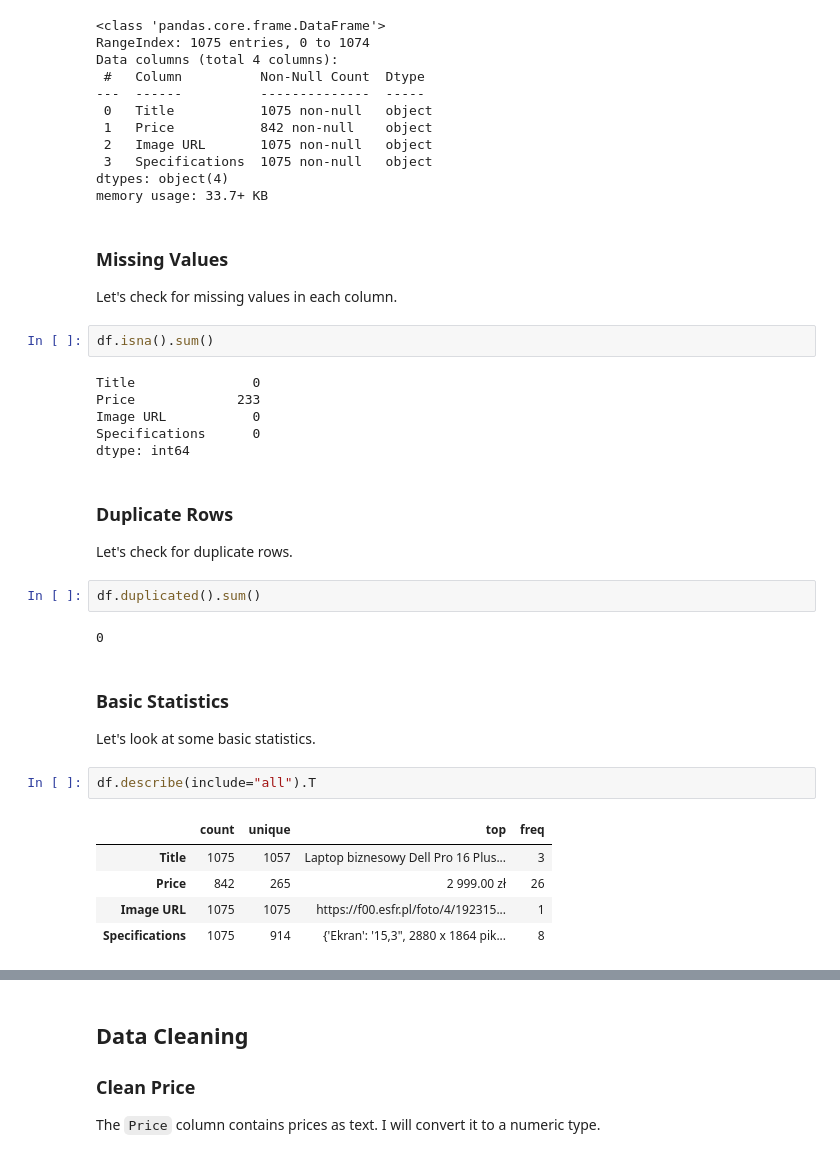
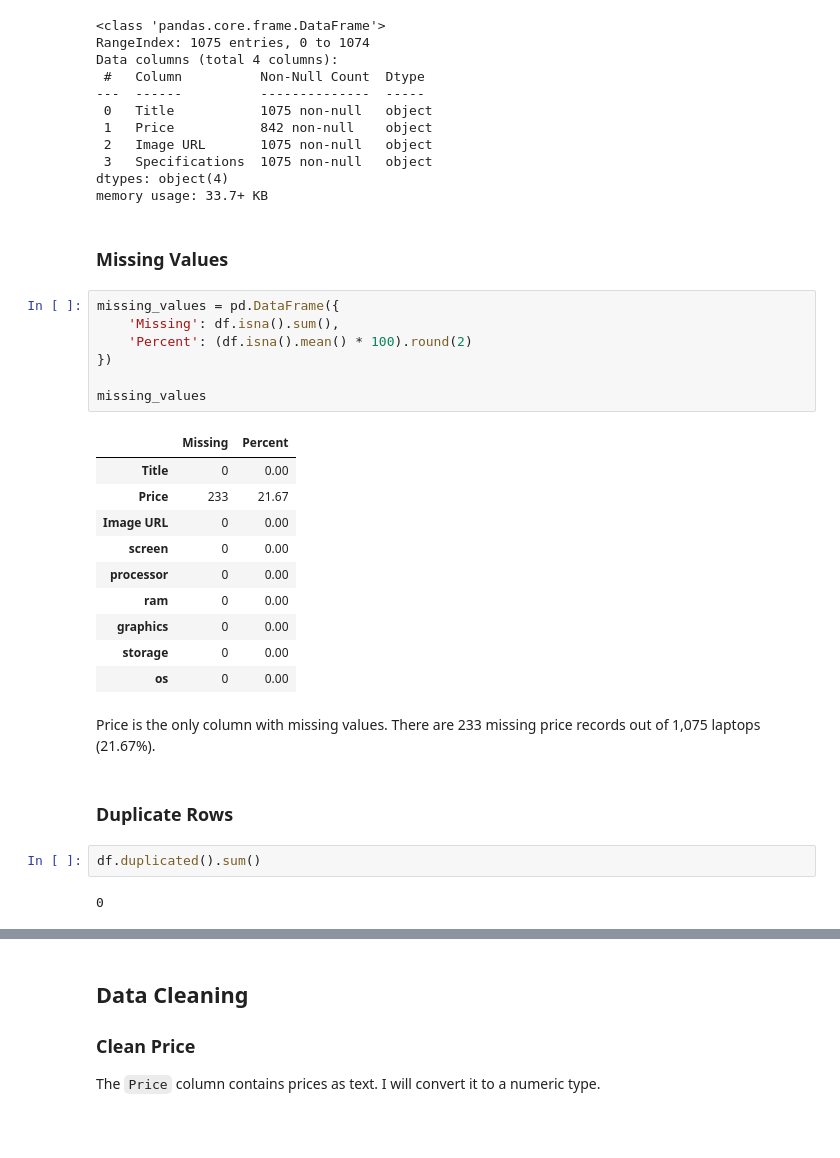
Before and after one commit to rishchuk/laptop-analysis, a Jupyter notebook: laptop_analysis.ipynb, the cells around one changed output, grey strips where cells are left out. Cells and saved outputs as stored; diff of their text form; blank space fills up the shorter version.

```diff
--- a/laptop_analysis.ipynb
+++ b/laptop_analysis.ipynb
@@ -57,35 +35,31 @@ Data columns (total 4 columns):
  3   Specifications  1075 non-null   object
 dtypes: object(4)
 memory usage: 33.7+ KB
-# %% [markdown]
-### Missing Values
-
-Let's check for missing values in each column.
-# %%
-df.isna().sum()
-# %% [output]
-Title               0
-Price             233
-Image URL           0
-Specifications      0
-dtype: int64
+# %% [markdown]
+### Missing Values
+# %%
+missing_values = pd.DataFrame({
+    'Missing': df.isna().sum(),
+    'Percent': (df.isna().mean() * 100).round(2)
+})
+
+missing_values
+# %% [output]
+|  | Missing | Percent |
+| Title | 0 | 0.00 |
+| Price | 233 | 21.67 |
+| Image URL | 0 | 0.00 |
+| screen | 0 | 0.00 |
+| processor | 0 | 0.00 |
+| ram | 0 | 0.00 |
+| graphics | 0 | 0.00 |
+| storage | 0 | 0.00 |
+| os | 0 | 0.00 |
+# %% [markdown]
+Price is the only column with missing values. There are 233 missing price records out of 1,075 laptops (21.67%).
 # %% [markdown]
 ### Duplicate Rows
-
-Let's check for duplicate rows.
 # %%
 df.duplicated().sum()
 # %% [output]
 0
-# %% [markdown]
-### Basic Statistics
-
-Let's look at some basic statistics.
-# %%
-df.describe(include="all").T
-# %% [output]
-|  | count | unique | top | freq |
-| Title | 1075 | 1057 | Laptop biznesowy Dell Pro 16 Plus... | 3 |
-| Price | 842 | 265 | 2 999.00 zł | 26 |
-| Image URL | 1075 | 1075 | https://f00.esfr.pl/foto/4/192315... | 1 |
-| Specifications | 1075 | 914 | {'Ekran': '15,3", 2880 x 1864 pik... | 8 |
```
Also changed, not shown: parts of 13 cells of this notebook.
